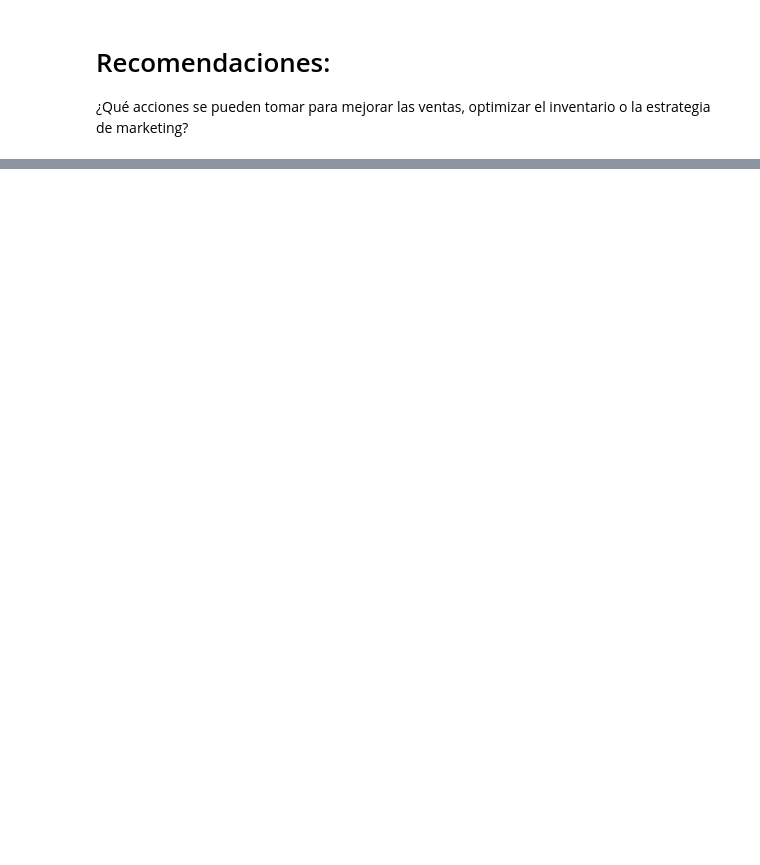
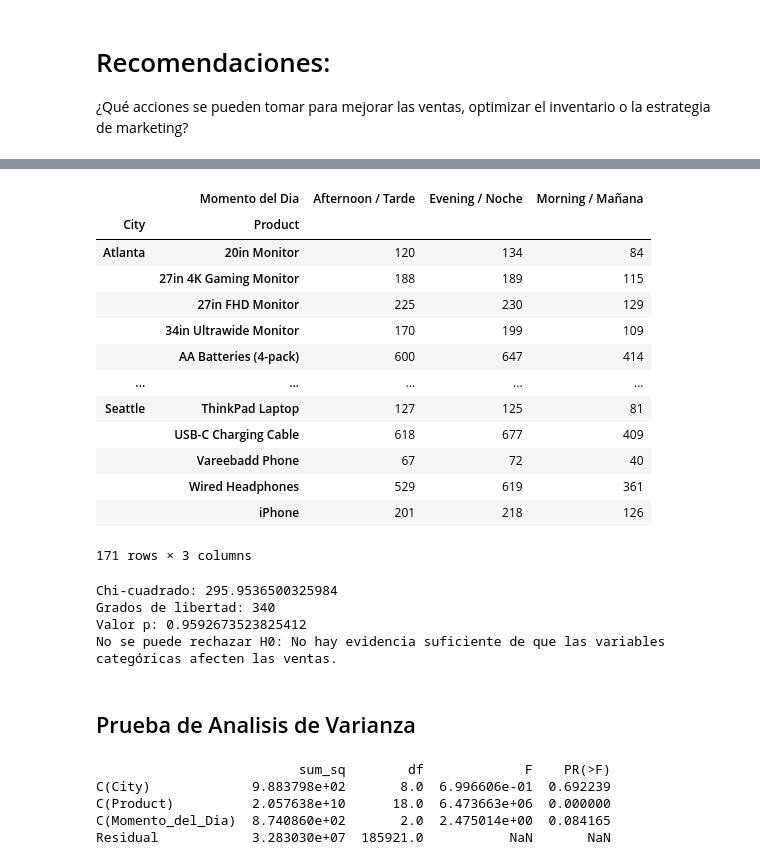
Before and after one commit to AlejoRam05/Bootcamp_Final_Project, a Jupyter notebook: salesData.ipynb, the cells around one changed output, grey strips where cells are left out. Drawn from its saved outputs; the diff is of its cells as text; code cells hidden in the pictures; blank space fills up the shorter version.

```diff
--- a/salesData.ipynb
+++ b/salesData.ipynb
@@ -404,0 +490,44 @@ sales_copy.describe()
+# %%
+## PASO 1: Hipotesis
+# H0: Las variables categoricas "City", "Product", "Momento del Dia" no tienen no tiene impacto a las ventas
+# H1: Las variables categoricas tienen impacto en las ventas
+
+# PASO 2: Realizar la prueba
+tabla_contigencia = pd.crosstab(index=[sales_copy["City"], sales_copy["Product"]], columns=sales_copy["Momento del Dia"])
+display(tabla_contigencia)
+
+# PASO 3: Aplicar la prueba de Chi-cuadrado
+chi2, p, dof, expected = chi2_contingency(tabla_contigencia)
+
+# PASO 4: Evaluar el valor p
+print(f"Chi-cuadrado: {chi2}")
+print(f"Grados de libertad: {dof}")
+print(f"Valor p: {p}")
+
+# PASO 5: Interpretar el resultado
+alpha = 0.05  # Nivel de significancia
+if p < alpha:
+    print("Rechazamos H0: Las variables categóricas TIENEN un impacto en las ventas.")
+else:
+    print("No se puede rechazar H0: No hay evidencia suficiente de que las variables categóricas afecten las ventas.")
+# %% [output]
+|  | Momento del Dia | Afternoon / Tarde | Evening / Noche | Morning / Mañana |
+| City | Product |  |  |  |
+| Atlanta | 20in Monitor | 120 | 134 | 84 |
+|  | 27in 4K Gaming Monitor | 188 | 189 | 115 |
+|  | 27in FHD Monitor | 225 | 230 | 129 |
+|  | 34in Ultrawide Monitor | 170 | 199 | 109 |
+|  | AA Batteries (4-pack) | 600 | 647 | 414 |
+| ... | ... | ... | ... | ... |
+| Seattle | ThinkPad Laptop | 127 | 125 | 81 |
+|  | USB-C Charging Cable | 618 | 677 | 409 |
+|  | Vareebadd Phone | 67 | 72 | 40 |
+|  | Wired Headphones | 529 | 619 | 361 |
+|  | iPhone | 201 | 218 | 126 |
+171 rows × 3 columns
+Chi-cuadrado: 295.9536500325984
+Grados de libertad: 340
+Valor p: 0.9592673523825412
+No se puede rechazar H0: No hay evidencia suficiente de que las variables categóricas afecten las ventas.
+# %% [markdown]
+## Prueba de Analisis de Varianza
@@ -404,0 +536,15 @@ sales_copy.describe()
+# %%
+# Definir el modelo con la variable numérica 'Sales' y la categórica 'City'
+modelo = smf.ols('Sales ~ C(City) + C(Product) + C(Momento_del_Dia)', data=sales_copy).fit()
+
+# Aplicar ANOVA
+anova_table = sm.stats.anova_lm(modelo, typ=2)
+
+# Mostrar resultados
+print(anova_table)
+# %% [output]
+                          sum_sq        df             F    PR(>F)
+C(City)             9.883798e+02       8.0  6.996606e-01  0.692239
+C(Product)          2.057638e+10      18.0  6.473663e+06  0.000000
+C(Momento_del_Dia)  8.740860e+02       2.0  2.475014e+00  0.084165
+Residual            3.283030e+07  185921.0           NaN       NaN
```
Also changed, not shown: parts of 16 cells of this notebook.
